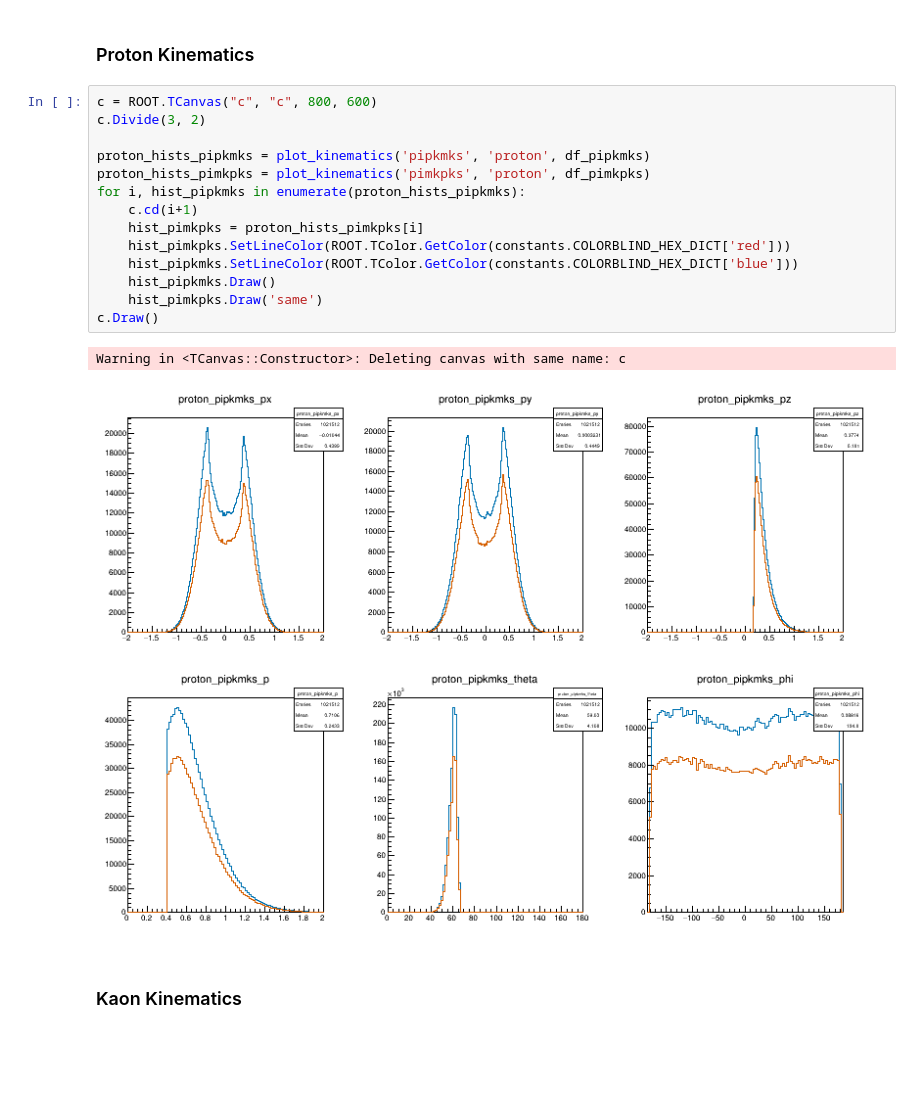
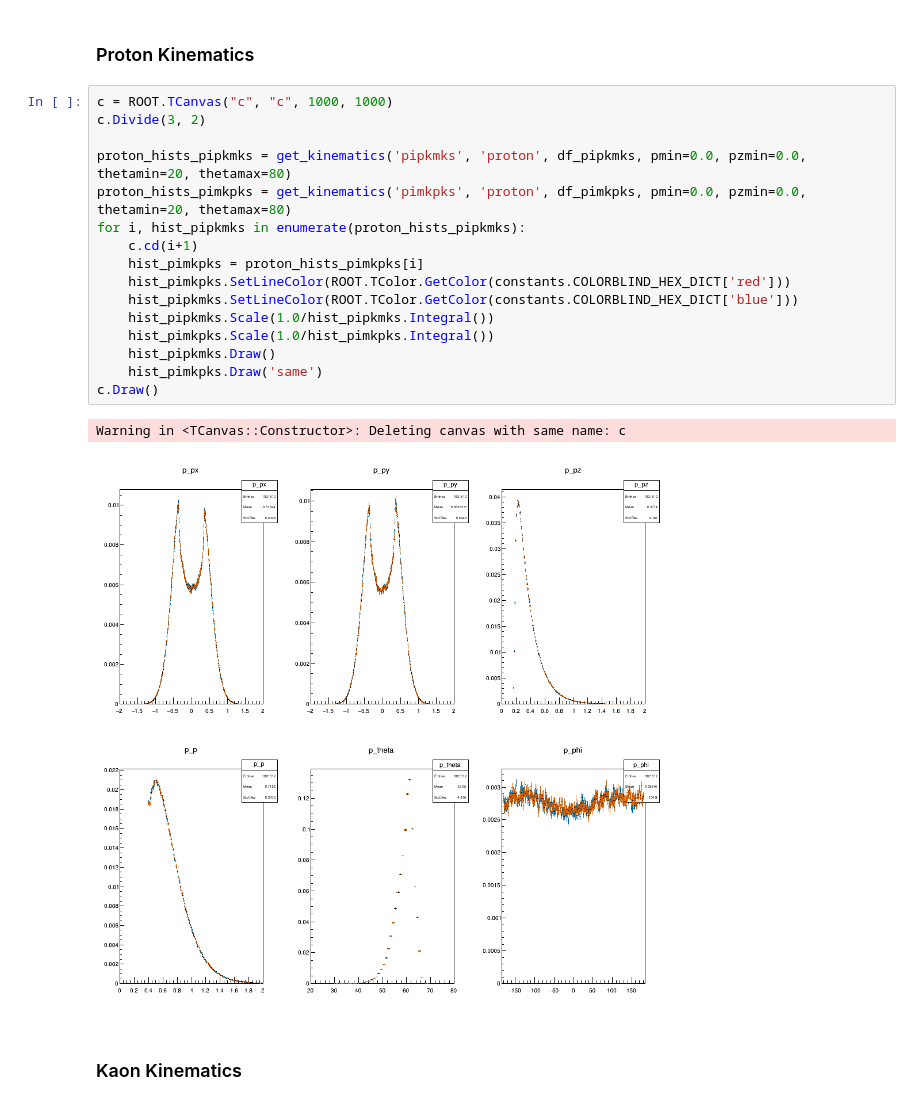
Before and after one commit to tylerviducic/gluex, a Jupyter notebook: scripts/acceptance_study/kinematic_comparison.ipynb, the cells around one changed output. Cells and saved outputs as stored; diff of their text form; blank space fills up the shorter version.

Commit message:
refactor plotting and normalized

```diff
--- a/scripts/acceptance_study/kinematic_comparison.ipynb
+++ b/scripts/acceptance_study/kinematic_comparison.ipynb
@@ -83,22 +71,24 @@ df_pimkpks = df_pimkpks.Filter(kcuts.KSTAR_ALL_CUT_PIMKPKS)
 # %% [markdown]
 ### Proton Kinematics
 # %%
-c = ROOT.TCanvas("c", "c", 800, 600)
+c = ROOT.TCanvas("c", "c", 1000, 1000)
 c.Divide(3, 2)
 
-proton_hists_pipkmks = plot_kinematics('pipkmks', 'proton', df_pipkmks)
-proton_hists_pimkpks = plot_kinematics('pimkpks', 'proton', df_pimkpks)
+proton_hists_pipkmks = get_kinematics('pipkmks', 'proton', df_pipkmks, pmin=0.0, pzmin=0.0, thetamin=20, thetamax=80)
+proton_hists_pimkpks = get_kinematics('pimkpks', 'proton', df_pimkpks, pmin=0.0, pzmin=0.0, thetamin=20, thetamax=80)
 for i, hist_pipkmks in enumerate(proton_hists_pipkmks):
     c.cd(i+1)
     hist_pimkpks = proton_hists_pimkpks[i]
     hist_pimkpks.SetLineColor(ROOT.TColor.GetColor(constants.COLORBLIND_HEX_DICT['red']))
     hist_pipkmks.SetLineColor(ROOT.TColor.GetColor(constants.COLORBLIND_HEX_DICT['blue']))
+    hist_pipkmks.Scale(1.0/hist_pipkmks.Integral())
+    hist_pimkpks.Scale(1.0/hist_pimkpks.Integral())
     hist_pipkmks.Draw()
     hist_pimkpks.Draw('same')
 c.Draw()
 # %% [output]
 Warning in <TCanvas::Constructor>: Deleting canvas with same name: c
-[figure, old version]
+[figure, new version]
 # %% [markdown]
 ### Kaon Kinematics
 # %%
```
Also changed, not shown: parts of 6 cells of this notebook.
